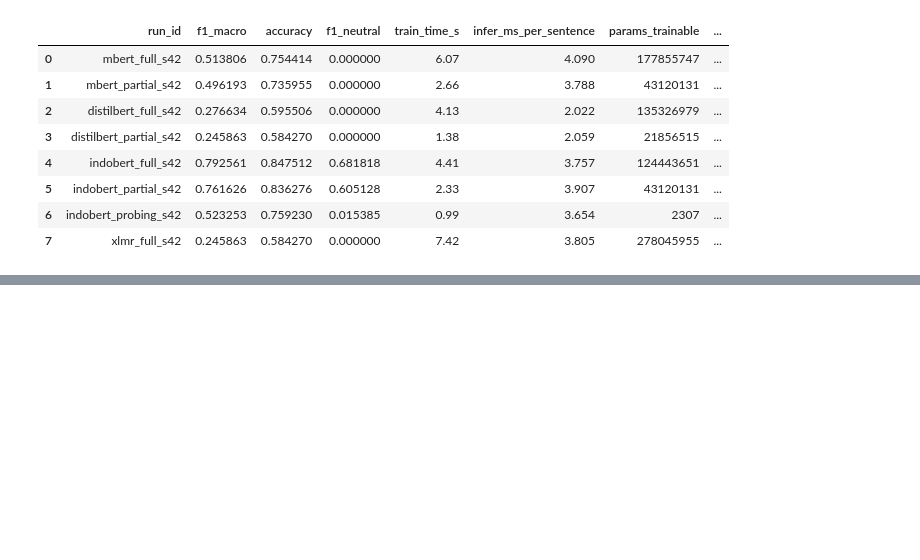
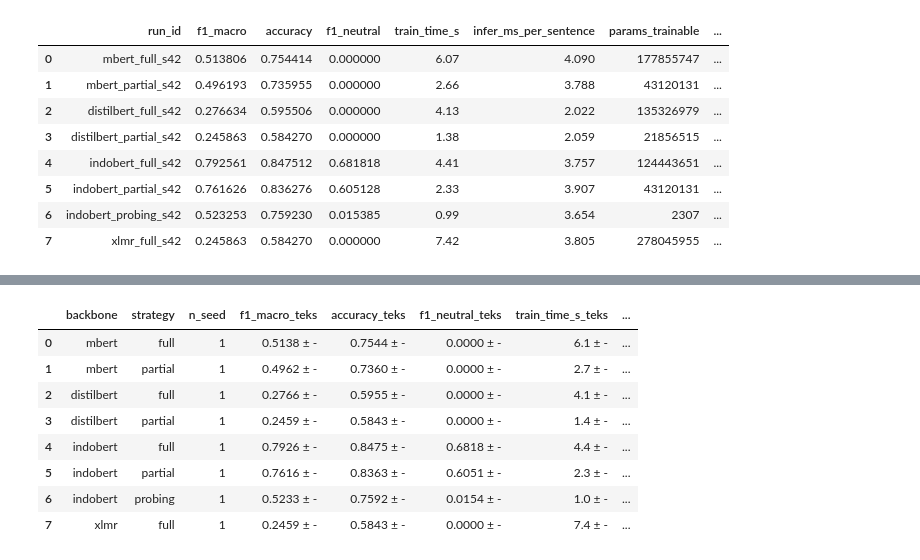
Before and after one commit to PrimaSembiring/indo-sentiment-finetuning-benchmark, a Jupyter notebook: notebooks/finetuning_benchmark_smsa.ipynb, the cells around one changed output, grey strips where cells are left out. Drawn from its saved outputs; the diff is of its cells as text; code cells hidden in the pictures; blank space fills up the shorter version.

Commit message:
feat(analysis): rekap agregat, grafik, dan uji selisih

```diff
--- a/notebooks/finetuning_benchmark_smsa.ipynb
+++ b/notebooks/finetuning_benchmark_smsa.ipynb
@@ -1663,0 +1719,74 @@ Isi hasil_smsa_317c2d7c.csv: 8 baris
+# %%
+URUTAN_BACKBONE = list(MATRIKS_EKSPERIMEN.keys())      # mbert, distilbert, indobert, xlmr
+URUTAN_STRATEGI = ["full", "partial", "probing"]
+NAMA_BACKBONE = {"mbert": "mBERT", "distilbert": "DistilBERT", "indobert": "IndoBERT", "xlmr": "XLM-R"}
+
+# Metrik yang direkap, beserta jumlah desimal untuk teks "mean ± std".
+METRIK_REKAP = {
+    "f1_macro": 4,
+    "accuracy": 4,
+    "f1_negative": 4,
+    "f1_neutral": 4,
+    "f1_positive": 4,
+    "train_time_s": 1,
+    "infer_ms_per_sentence": 3,
+    "peak_mem_mb": 0,
+    "params_total": 0,
+    "params_trainable": 0,
+}
+
+# Mengubah mean dan std menjadi teks
+def format_mean_std(nilai_mean, nilai_std, desimal):
+    if pd.isna(nilai_std):
+        return f"{nilai_mean:.{desimal}f} ± -"
+    return f"{nilai_mean:.{desimal}f} ± {nilai_std:.{desimal}f}"
+
+def buat_rekap_agregat(hasil):
+    baris_rekap = []
+    for (backbone, strategi), kelompok in hasil.groupby(["backbone", "strategy"]):
+        daftar_seed = sorted(kelompok["seed"].tolist())
+        baris = {
+            "kode": KODE,
+            "mode": MODE,
+            "backbone": backbone,
+            "strategy": strategi,
+            "n_seed": len(kelompok),
+            "seeds": ", ".join(str(seed) for seed in daftar_seed),
+        }
+        for metrik, desimal in METRIK_REKAP.items():
+            nilai_mean = kelompok[metrik].mean()
+            nilai_std = kelompok[metrik].std()      # std sampel (ddof=1); NaN kalau hanya 1 seed
+            baris[f"{metrik}_mean"] = nilai_mean
+            baris[f"{metrik}_std"] = nilai_std
+            baris[f"{metrik}_teks"] = format_mean_std(nilai_mean, nilai_std, desimal)
+        baris_rekap.append(baris)
+
+    rekap = pd.DataFrame(baris_rekap)
+    # Urutkan sesuai urutan matriks, bukan urutan abjad.
+    rekap["backbone"] = pd.Categorical(rekap["backbone"], categories=URUTAN_BACKBONE, ordered=True)
+    rekap["strategy"] = pd.Categorical(rekap["strategy"], categories=URUTAN_STRATEGI, ordered=True)
+    rekap = rekap.sort_values(["backbone", "strategy"]).reset_index(drop=True)
+    rekap["backbone"] = rekap["backbone"].astype(str)
+    rekap["strategy"] = rekap["strategy"].astype(str)
+    return rekap
+
+# Baca ulang CSV supaya rekap selalu memakai data terbaru dari file
+assert HASIL_CSV.exists(), f"CSV hasil belum ada: {HASIL_CSV}. Jalankan loop pelatihan dulu."
+HASIL = baca_csv_hasil(HASIL_CSV)
+REKAP = buat_rekap_agregat(HASIL)
+REKAP.to_csv(REKAP_CSV, index=False)
+
+if MODE == "penuh":
+    assert len(REKAP) == 8, f"Mode penuh seharusnya 8 kombinasi, ternyata {len(REKAP)}"
+    assert (REKAP["n_seed"] == 3).all(), "Ada kombinasi yang belum lengkap 3 seed. Jalankan ulang loop pelatihan."
+
+print(f"Rekap disimpan: {REKAP_CSV}")
+print(f"{len(HASIL)} run -> {len(REKAP)} kombinasi backbone x strategi\n")
+
+kolom_tampil = [
+    "backbone", "strategy", "n_seed",
+    "f1_macro_teks", "accuracy_teks", "f1_neutral_teks",
+    "train_time_s_teks", "infer_ms_per_sentence_teks", "peak_mem_mb_teks",
+]
+display(REKAP[kolom_tampil])
+# %% [output]
@@ -1663,0 +1795,9 @@ Isi hasil_smsa_317c2d7c.csv: 8 baris
+|  | backbone | strategy | n_seed | f1_macro_teks | accuracy_teks | f1_neutral_teks | train_time_s_teks | ... |
+| 0 | mbert | full | 1 | 0.5138 ± - | 0.7544 ± - | 0.0000 ± - | 6.1 ± - | ... |
+| 1 | mbert | partial | 1 | 0.4962 ± - | 0.7360 ± - | 0.0000 ± - | 2.7 ± - | ... |
+| 2 | distilbert | full | 1 | 0.2766 ± - | 0.5955 ± - | 0.0000 ± - | 4.1 ± - | ... |
+| 3 | distilbert | partial | 1 | 0.2459 ± - | 0.5843 ± - | 0.0000 ± - | 1.4 ± - | ... |
+| 4 | indobert | full | 1 | 0.7926 ± - | 0.8475 ± - | 0.6818 ± - | 4.4 ± - | ... |
+| 5 | indobert | partial | 1 | 0.7616 ± - | 0.8363 ± - | 0.6051 ± - | 2.3 ± - | ... |
+| 6 | indobert | probing | 1 | 0.5233 ± - | 0.7592 ± - | 0.0154 ± - | 1.0 ± - | ... |
+| 7 | xlmr | full | 1 | 0.2459 ± - | 0.5843 ± - | 0.0000 ± - | 7.4 ± - | ... |
```
Also changed, not shown: parts of 14 cells of this notebook.
